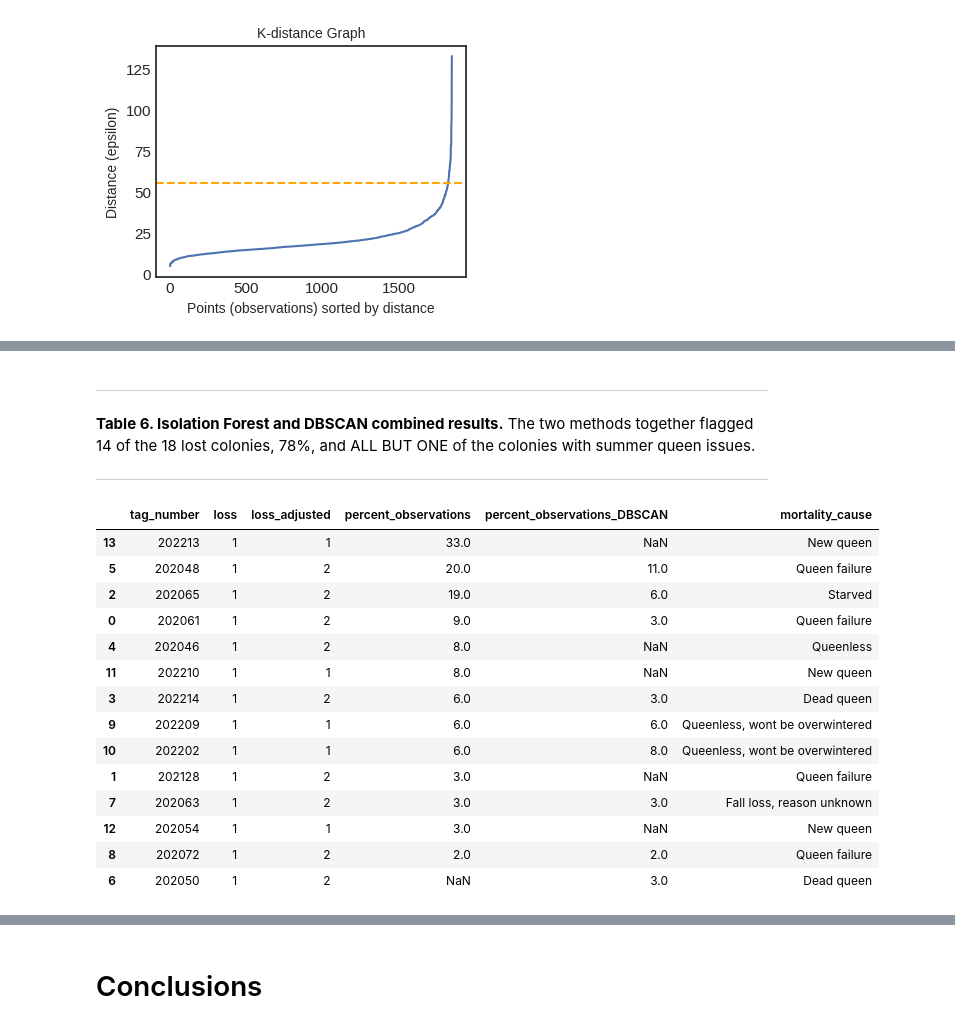
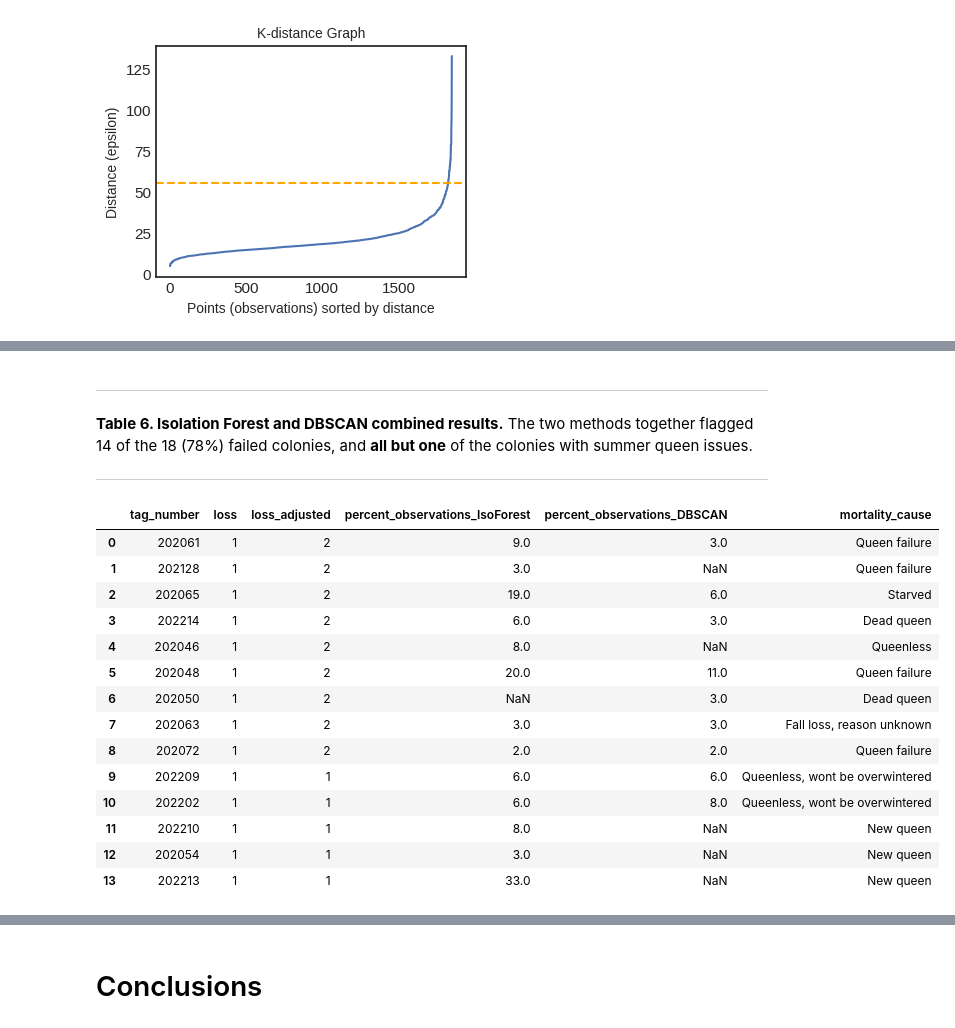
Before and after one commit to ais0219/AnomalyDetection, a Jupyter notebook: 00_final_report_bees.ipynb, the cells around one changed output, grey strips where cells are left out. Drawn from its saved outputs; the diff is of its cells as text; code cells hidden in the pictures.

```diff
--- a/00_final_report_bees.ipynb
+++ b/00_final_report_bees.ipynb
@@ -564,29 +500,32 @@ outliers[outliers.loss == 1]
 # %% [markdown]
 ---
-**Table 6. Isolation Forest and DBSCAN combined results.** The two methods together flagged 14 of the 18 lost colonies, 78%, and ALL BUT ONE of the colonies with summer queen issues.
+**Table 6. Isolation Forest and DBSCAN combined results.** The two methods together flagged 14 of the 18 (78%) failed colonies, and **all but one** of the colonies with summer queen issues.
 
 ---
-# %%
-tmp = anomalies.merge(outliers, how = 'outer').sort_values(by = 'loss_adjusted',ascending = False)
-tmp = tmp[tmp.loss == 1]
-tmp = (tmp.merge(colony_info[['tag_number','mortality_cause']], how='left')
-    .sort_values('percent_observations', ascending= False))
-tmp
-# %% [output]
-|  | tag_number | loss | loss_adjusted | percent_observations | percent_observations_DBSCAN | mortality_cause |
-| 13 | 202213 | 1 | 1 | 33.0 | NaN | New queen |
-| 5 | 202048 | 1 | 2 | 20.0 | 11.0 | Queen failure |
-| 2 | 202065 | 1 | 2 | 19.0 | 6.0 | Starved |
-| 0 | 202061 | 1 | 2 | 9.0 | 3.0 | Queen failure |
-| 4 | 202046 | 1 | 2 | 8.0 | NaN | Queenless |
-| 11 | 202210 | 1 | 1 | 8.0 | NaN | New queen |
-| 3 | 202214 | 1 | 2 | 6.0 | 3.0 | Dead queen |
-| 9 | 202209 | 1 | 1 | 6.0 | 6.0 | Queenless, wont be overwintered |
-| 10 | 202202 | 1 | 1 | 6.0 | 8.0 | Queenless, wont be overwintered |
-| 1 | 202128 | 1 | 2 | 3.0 | NaN | Queen failure |
-| 7 | 202063 | 1 | 2 | 3.0 | 3.0 | Fall loss, reason unknown |
-| 12 | 202054 | 1 | 1 | 3.0 | NaN | New queen |
-| 8 | 202072 | 1 | 2 | 2.0 | 2.0 | Queen failure |
-| 6 | 202050 | 1 | 2 | NaN | 3.0 | Dead queen |
+# %%
+outliers = outliers.rename(columns={'percent_observations':'percent_observations_DBSCAN'})
+anomalies = anomalies.rename(columns={'percent_observations':'percent_observations_IsoForest'})
+
+tmp = anomalies.merge(outliers, how = 'outer').sort_values(by = 'loss_adjusted',ascending = False)
+tmp = tmp[tmp.loss == 1]
+tmp = (tmp.merge(colony_info[['tag_number','mortality_cause']], how='left'))
+   # .sort_values('percent_observations_IsoForest', ascending= False))
+tmp
+# %% [output]
+|  | tag_number | loss | loss_adjusted | percent_observations_IsoForest | percent_observations_DBSCAN | mortality_cause |
+| 0 | 202061 | 1 | 2 | 9.0 | 3.0 | Queen failure |
+| 1 | 202128 | 1 | 2 | 3.0 | NaN | Queen failure |
+| 2 | 202065 | 1 | 2 | 19.0 | 6.0 | Starved |
+| 3 | 202214 | 1 | 2 | 6.0 | 3.0 | Dead queen |
+| 4 | 202046 | 1 | 2 | 8.0 | NaN | Queenless |
+| 5 | 202048 | 1 | 2 | 20.0 | 11.0 | Queen failure |
+| 6 | 202050 | 1 | 2 | NaN | 3.0 | Dead queen |
+| 7 | 202063 | 1 | 2 | 3.0 | 3.0 | Fall loss, reason unknown |
+| 8 | 202072 | 1 | 2 | 2.0 | 2.0 | Queen failure |
+| 9 | 202209 | 1 | 1 | 6.0 | 6.0 | Queenless, wont be overwintered |
+| 10 | 202202 | 1 | 1 | 6.0 | 8.0 | Queenless, wont be overwintered |
+| 11 | 202210 | 1 | 1 | 8.0 | NaN | New queen |
+| 12 | 202054 | 1 | 1 | 3.0 | NaN | New queen |
+| 13 | 202213 | 1 | 1 | 33.0 | NaN | New queen |
 # %% [markdown]
 ---
```
Also changed, not shown: parts of 18 cells of this notebook.
